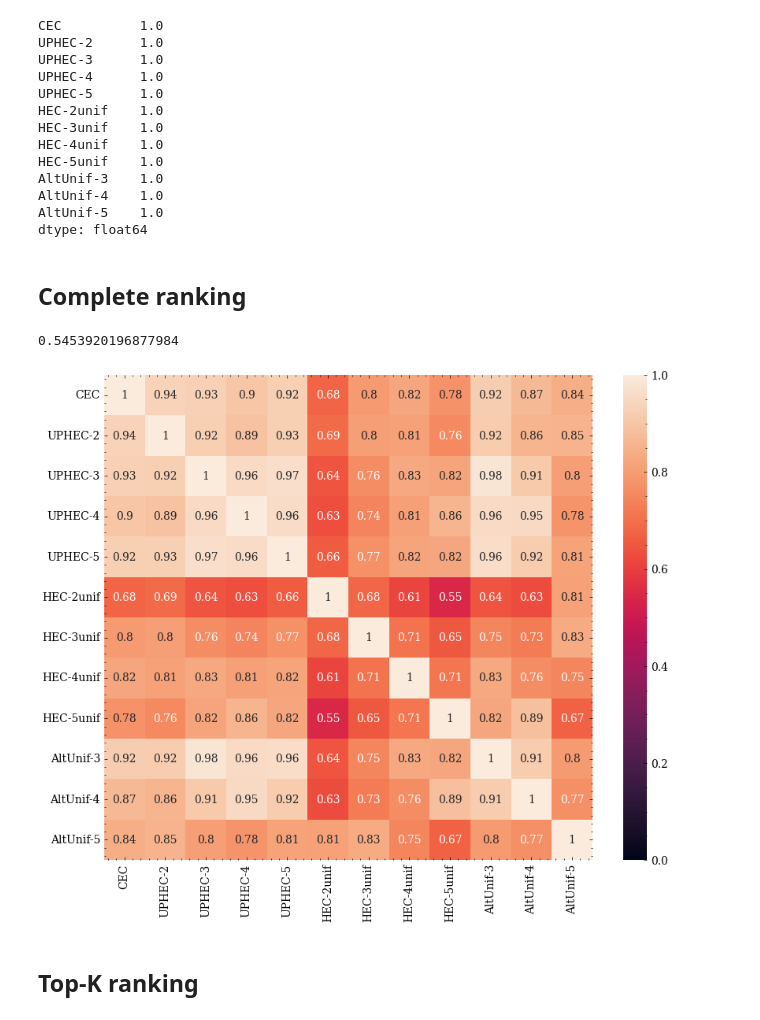
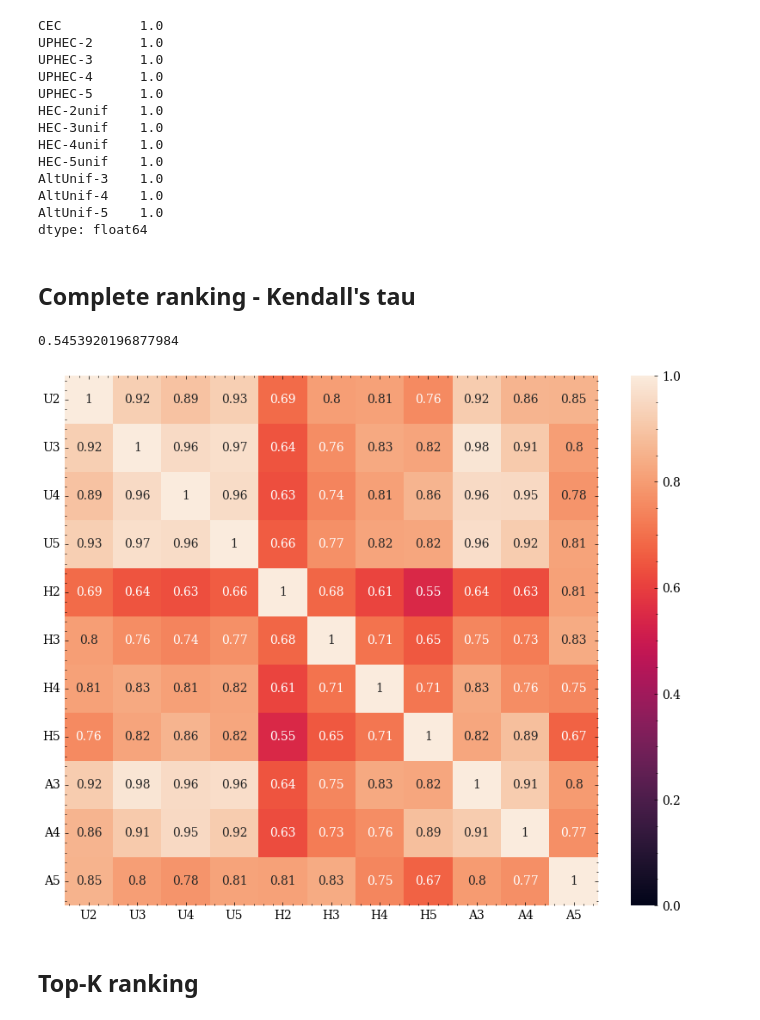
Before and after one commit to LaComarca-Lab/non-uniform-hypergraphs, a Jupyter notebook: RankingAnalysis.ipynb, the cells around one changed output. Drawn from its saved outputs; the diff is of its cells as text; code cells hidden in the pictures.

Commit message:
Updated README and final figures

```diff
--- a/RankingAnalysis.ipynb
+++ b/RankingAnalysis.ipynb
@@ -47,7 +47,7 @@ AltUnif-4    1.0
 AltUnif-5    1.0
 dtype: float64
 # %% [markdown]
-## Complete ranking
+## Complete ranking - Kendall's tau
 # %%
 KT = np.zeros((len(df.columns),len(df.columns)))
 for i, row in enumerate(df):
@@ -60,14 +60,18 @@ np.min(KT)
 # %%
 fig, ax = plt.subplots(1,1, figsize=(10,8))
 
-ax = sns.heatmap(KT, annot=True, vmin=0, vmax=1)
+ax = sns.heatmap(KT[1:,1:], annot=True, vmin=0, vmax=1)
 
-ax.set_yticklabels(df.columns, rotation=0)
-ax.set_xticklabels(df.columns, rotation=90)
+labels = ['U2','U3','U4','U5','H2','H3','H4','H5','A3','A4','A5'] #df.columns
+
+ax.set_yticklabels(labels, rotation=0)
+ax.set_xticklabels(labels, rotation=0)
+
+plt.savefig("Figures/KT_heatmap.svg")
 
 plt.show()
 # %% [output]
-[figure, old version]
+[figure, new version]
 # %% [markdown]
 ## Top-K ranking
 # %%
```
Also changed, not shown: parts of 9 cells of this notebook, 7 other files.
